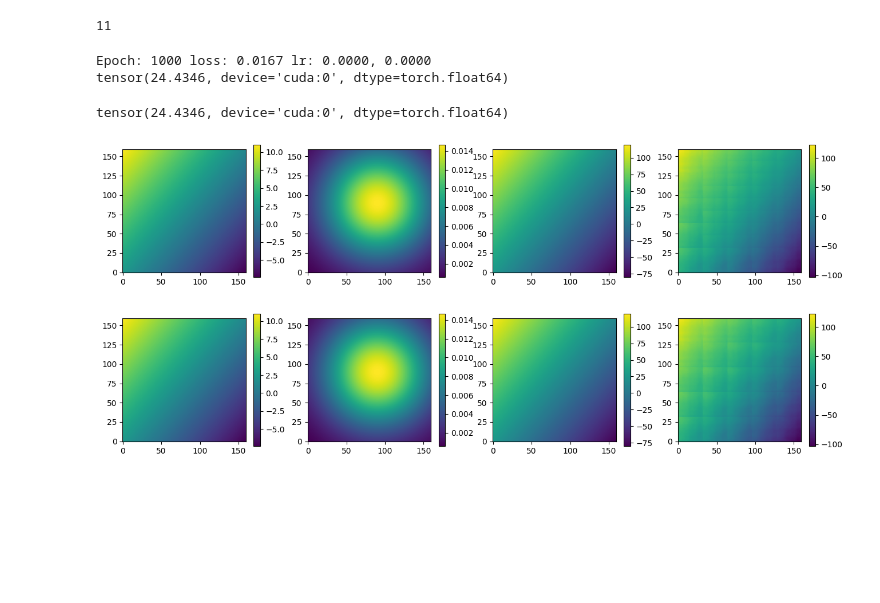
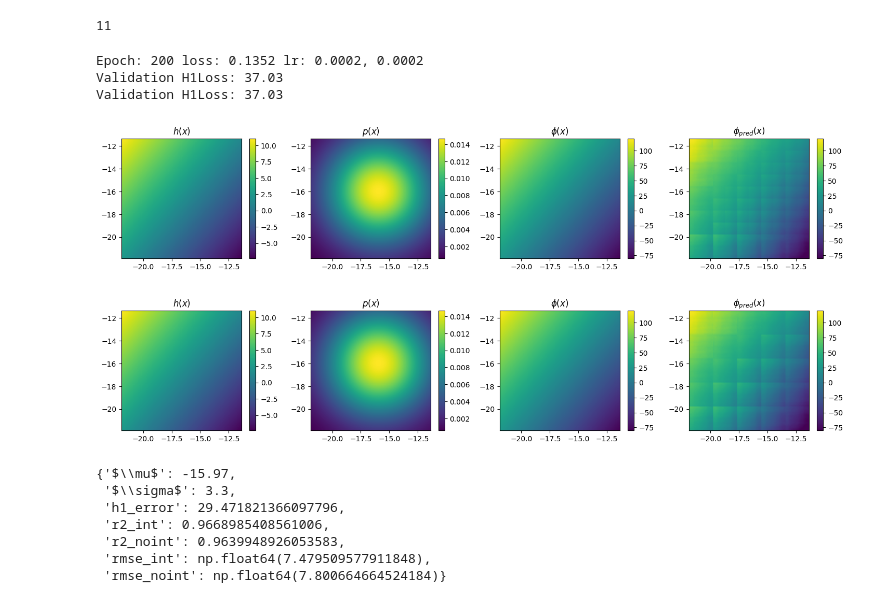
Before and after one commit to arpit-kapoor/fno-filtering, a Jupyter notebook: train_fno.ipynb, the cells around one changed output. Saved outputs shown, nothing was run; the diff lists cells and outputs as text; code cells hidden in the pictures; blank space fills up the shorter version.

```diff
--- a/train_fno.ipynb
+++ b/train_fno.ipynb
@@ -182,11 +193,12 @@ def validate(model, val_dataset, directory, interpolate=True):
     val_ux = val_dataset['ux']
 
     l2loss = LpLoss(d=2, p=2)
+    h1loss = H1Loss(d=2)
 
     with torch.no_grad():
         ϕx_hat = model(val_ax.to(device))
-        error = l2loss(ϕx_hat, val_ux.to(device))
-        print(error)
+        error = h1loss(ϕx_hat, val_ux.to(device))
+        print(f"Validation H1Loss: {error.item():.2f}")
 
     ϕx_hat = ϕx_hat.reshape((10, 10, 1, 32, 32))
 
@@ -204,7 +216,8 @@ def validate(model, val_dataset, directory, interpolate=True):
     val_ax = val_ax.reshape((10, 10, 4, 32, 32))[::2, ::2].numpy()
     val_ux = val_ux.reshape((10, 10, 1, 32, 32))[::2, ::2].numpy()
 
-    mse_error = np.square(ϕx_hat - val_ux).mean()
+    r2_error = r2_score(val_ux.flatten(), ϕx_hat.flatten())
+    rmse = root_mean_squared_error(val_ux.flatten(), ϕx_hat.flatten())
 
     # ux_hat
     ϕx_hat = np.concatenate([ϕx_hat[:, i] for i in range(5)], axis=-1)
@@ -221,38 +234,55 @@ def validate(model, val_dataset, directory, interpolate=True):
     # plot results
     plot_results(val_ax, val_ux, ϕx_hat, filepath=f'plots/{directory}.png')
 
-    return error.item(), mse_error
+    return error.item(), r2_error, rmse
 # %%
 res_list = []
 for k in range(n_dataset):
     train_dataset = {}
     train_dataset['ax'] = torch.concat([datasets[i]['ax'] for i in range(n_dataset) if i!=k], dim=0)
     train_dataset['ux'] = torch.concat([datasets[i]['ux'] for i in range(n_dataset) if i!=k], dim=0)
     val_dataset = datasets[k]
 
     train_ds = DictDataset(train_dataset['ax'], train_dataset['ux'])
     train_dl = DataLoader(train_ds, batch_size=256, shuffle=True)
 
-    model = train_model(train_dl, in_channels=4, n_modes=(8, 8), n_epochs=1000)
+    model = train_model(train_dl, in_channels=4, n_modes=(8, 8), n_epochs=200)
 
-    l2_error, mse_error = validate(model, val_dataset, directory=directories[k], interpolate=True)
-    l2_error, mse_error_noint = validate(model, val_dataset, directory=f'{directories[k]}_noint',  interpolate=False)
+    h1_error, r2_error, rmse = validate(model, val_dataset,
+                                        directory=directories[k],
+                                        interpolate=True)
+    h1_error, r2_error_noint, rmse_noint = validate(model, val_dataset,
+                                                    directory=f'{directories[k]}_noint',
+                                                    interpolate=False)
 
     μ, σ = list(map(float, directories[k].split('_')))
 
     res = {'$\mu$': μ,
            '$\sigma$': σ,
-           'l2_error': l2_error,
-           'mse_int': mse_error,
-           'mse_noint': mse_error_noint}
+           'h1_error': h1_error,
+           'r2_int': r2_error,
+           'r2_noint': r2_error_noint,
+           'rmse_int': rmse,
+           'rmse_noint': rmse_noint}
 
     res_list.append(res)
+    break
 # %% [output]
-Epoch: 1000 loss: 0.0167 lr: 0.0000, 0.0000
-tensor(24.4346, device='cuda:0', dtype=torch.float64)
+Epoch: 200 loss: 0.1352 lr: 0.0002, 0.0002
+Validation H1Loss: 37.03
+Validation H1Loss: 37.03
-tensor(24.4346, device='cuda:0', dtype=torch.float64)
-[figure, old version]
+[figure, new version]
-[figure, old version]
+[figure, new version]
+# %%
+res
+# %% [output]
+{'$\\mu$': -15.97,
+ '$\\sigma$': 3.3,
+ 'h1_error': 29.471821366097796,
+ 'r2_int': 0.9668985408561006,
+ 'r2_noint': 0.9639948926053583,
+ 'rmse_int': np.float64(7.479509577911848),
+ 'rmse_noint': np.float64(7.800664664524184)}
 # %%
 res_df = pd.DataFrame(res_list)
 res_df.to_csv('results.csv', index=False)
```
Also changed, not shown: parts of 3 cells of this notebook, 25 other files.
